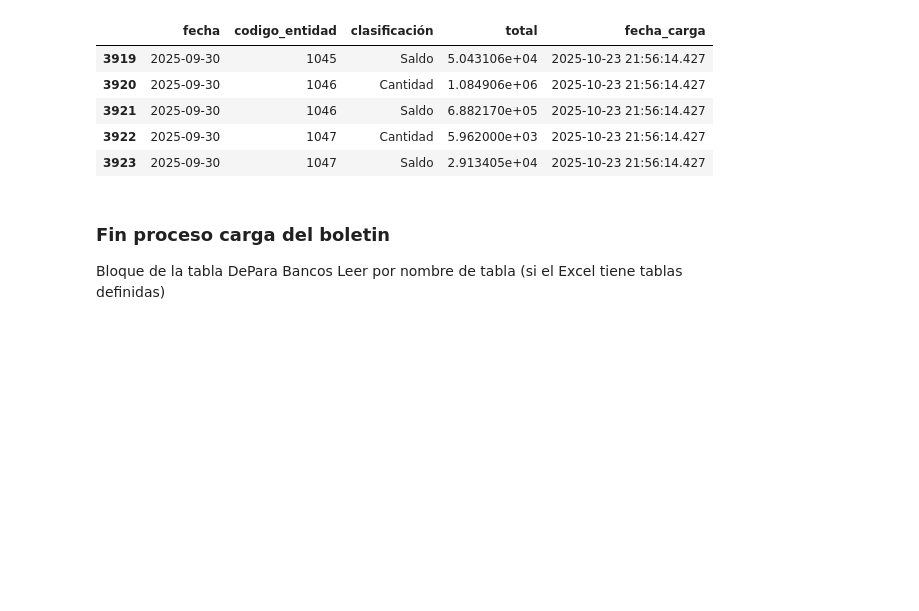
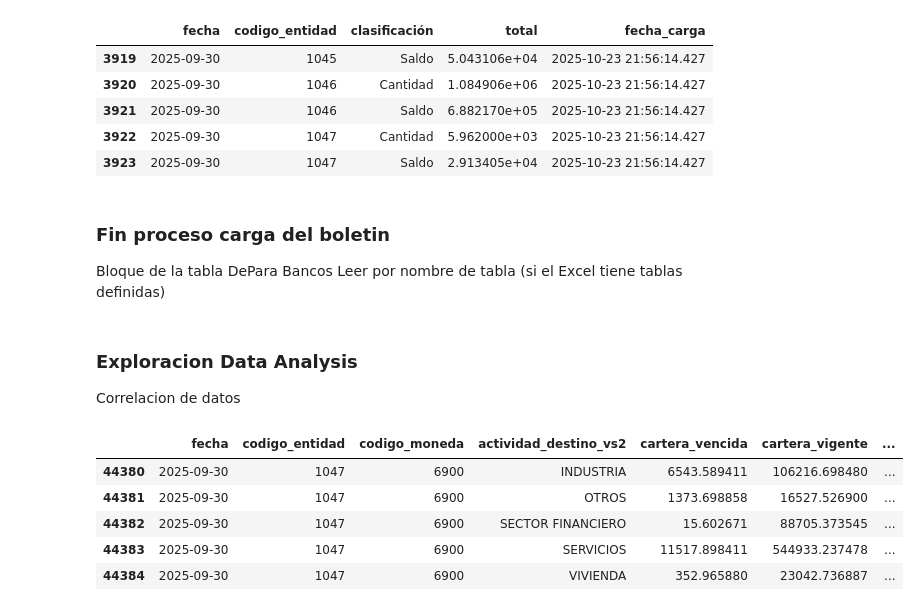
Before and after one commit to rofigueredo/PythonAnalysis, a Jupyter notebook: PipeLain1/Etl_boletinv1.ipynb, the cells around one changed output. Drawn from its saved outputs; the diff is of its cells as text; code cells hidden in the pictures; blank space fills up the shorter version.

```diff
--- a/PipeLain1/Etl_boletinv1.ipynb
+++ b/PipeLain1/Etl_boletinv1.ipynb
@@ -259,3 +259,18 @@ logger.info(f"Columnas renombradas en hoja: entidad — Originales: {columnas_or
 dfDepara.head()
 # %%
 dfDepara.to_sql(name='DeParabanco', con=conexion_str, if_exists='replace',index=False)
+# %% [markdown]
+### Exploracion Data Analysis
+Correlacion de datos
+# %%
+# Consulta de prueba
+query = "SELECT * FROM dbo.CreditoSector"
+dfCreditoSector = pd.read_sql(query, connP)
+dfCreditoSector.tail()
+# %% [output]
+|  | fecha | codigo_entidad | codigo_moneda | actividad_destino_vs2 | cartera_vencida | cartera_vigente | ... |
+| 44380 | 2025-09-30 | 1047 | 6900 | INDUSTRIA | 6543.589411 | 106216.698480 | ... |
+| 44381 | 2025-09-30 | 1047 | 6900 | OTROS | 1373.698858 | 16527.526900 | ... |
+| 44382 | 2025-09-30 | 1047 | 6900 | SECTOR FINANCIERO | 15.602671 | 88705.373545 | ... |
+| 44383 | 2025-09-30 | 1047 | 6900 | SERVICIOS | 11517.898411 | 544933.237478 | ... |
+| 44384 | 2025-09-30 | 1047 | 6900 | VIVIENDA | 352.965880 | 23042.736887 | ... |
```
Also changed, not shown: parts of 3 cells of this notebook.
